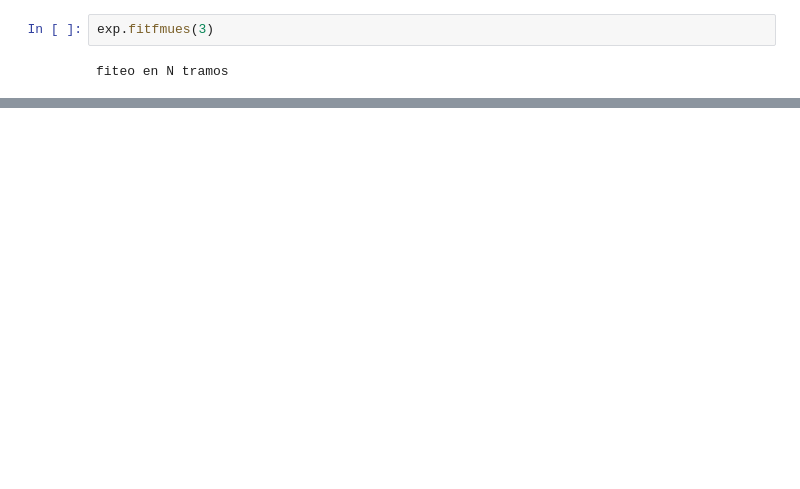
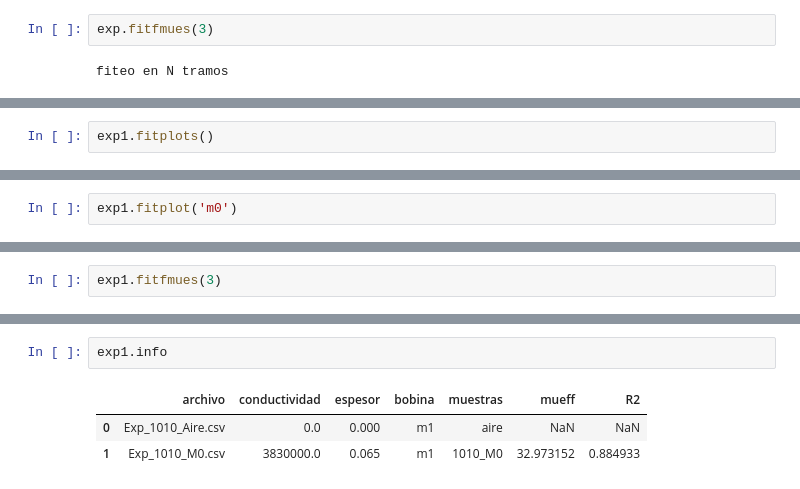
Before and after one commit to carabedo/iamend_test, a Jupyter notebook: test validation.ipynb, the cells around one changed output, grey strips where cells are left out. Cells and saved outputs as stored; diff of their text form; blank space fills up the shorter version.

```diff
--- a/test validation.ipynb
+++ b/test validation.ipynb
@@ -49,0 +75,2 @@ exp.fmues
+# %%
+exp1.fitplots()
@@ -49,0 +80,2 @@ exp.fmues
+# %%
+exp1.fitplot('m0')
@@ -49,0 +85,2 @@ exp.fmues
+# %%
+exp1.fitfmues(3)
@@ -49,0 +124,6 @@ exp.fmues
+# %%
+exp1.info
+# %% [output]
+|  | archivo | conductividad | espesor | bobina | muestras | mueff | R2 |
+| 0 | Exp_1010_Aire.csv | 0.0 | 0.000 | m1 | aire | NaN | NaN |
+| 1 | Exp_1010_M0.csv | 3830000.0 | 0.065 | m1 | 1010_M0 | 32.973152 | 0.884933 |
```
Also changed, not shown: parts of 17 cells of this notebook, 54 other files.
